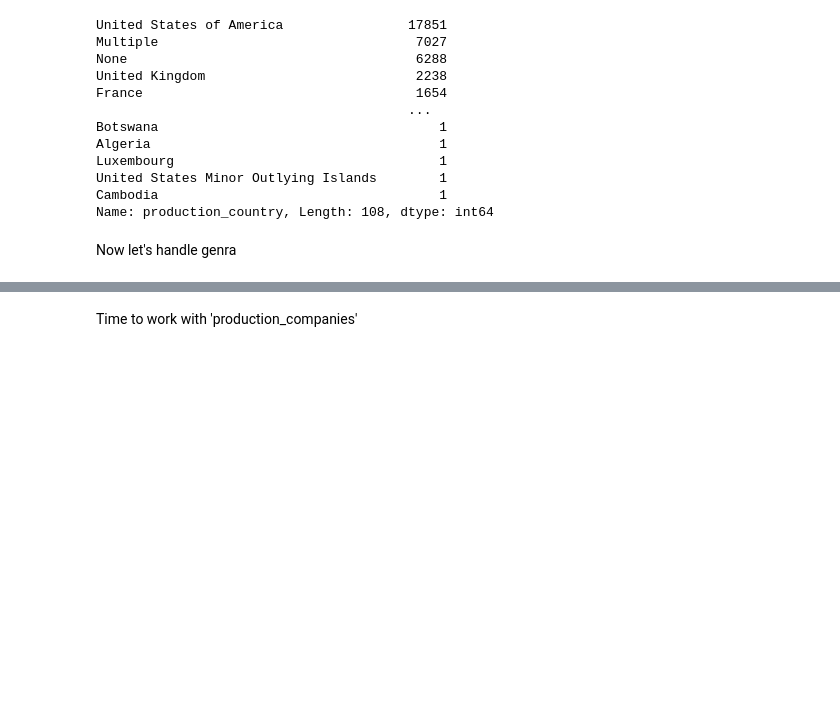
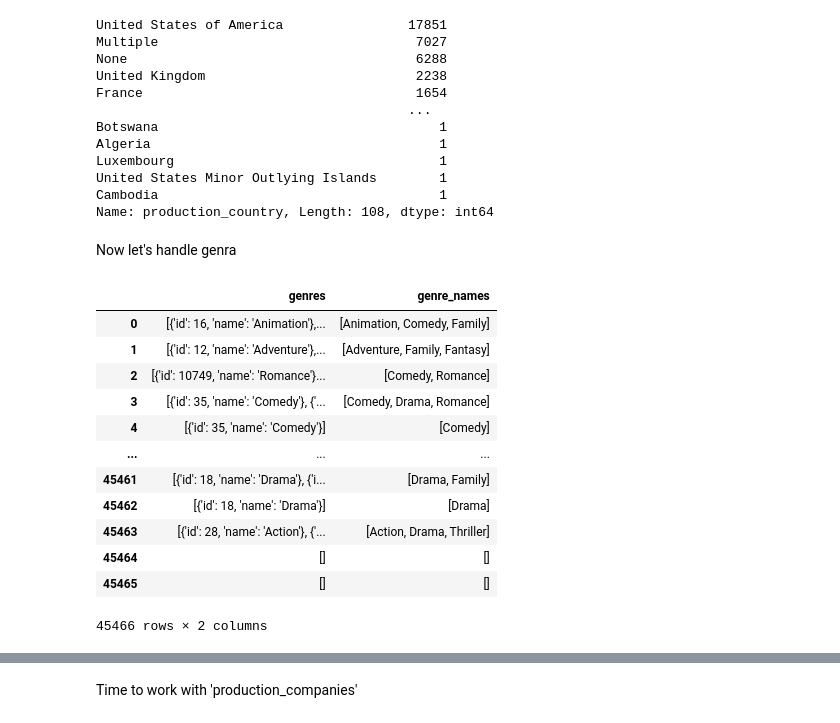
Before and after one commit to SanAntonik/MRS, a Jupyter notebook: analyze.ipynb, the cells around one changed output, grey strips where cells are left out. Drawn from its saved outputs; the diff is of its cells as text; code cells hidden in the pictures; blank space fills up the shorter version.

Commit message:
Sort extracted genre names alphabetically

```diff
--- a/analyze.ipynb
+++ b/analyze.ipynb
@@ -220,4 +220,29 @@ Cambodia                                    1
 Name: production_country, Length: 108, dtype: int64
 # %% [markdown]
 Now let's handle genra
+# %%
+# Convert the stringified JSON into a list of dictionaries
+df["genres"] = df["genres"].apply(
+    lambda x: literal_eval(x.replace("'", '"')) if isinstance(x, str) else []
+)
+# Extract the names of genres into a list and sort them alphabetically
+df["genre_names"] = df["genres"].apply(
+    lambda x: sorted([genre["name"] for genre in x]) if isinstance(x, list) else []
+)
+# Display the DataFrame with the extracted genre names
+df[["genres", "genre_names"]]
+# %% [output]
+|  | genres | genre_names |
+| 0 | [{'id': 16, 'name': 'Animation'},... | [Animation, Comedy, Family] |
+| 1 | [{'id': 12, 'name': 'Adventure'},... | [Adventure, Family, Fantasy] |
+| 2 | [{'id': 10749, 'name': 'Romance'}... | [Comedy, Romance] |
+| 3 | [{'id': 35, 'name': 'Comedy'}, {'... | [Comedy, Drama, Romance] |
+| 4 | [{'id': 35, 'name': 'Comedy'}] | [Comedy] |
+| ... | ... | ... |
+| 45461 | [{'id': 18, 'name': 'Drama'}, {'i... | [Drama, Family] |
+| 45462 | [{'id': 18, 'name': 'Drama'}] | [Drama] |
+| 45463 | [{'id': 28, 'name': 'Action'}, {'... | [Action, Drama, Thriller] |
+| 45464 | [] | [] |
+| 45465 | [] | [] |
+45466 rows × 2 columns
 # %%
```
Also changed, not shown: parts of 4 cells of this notebook.
